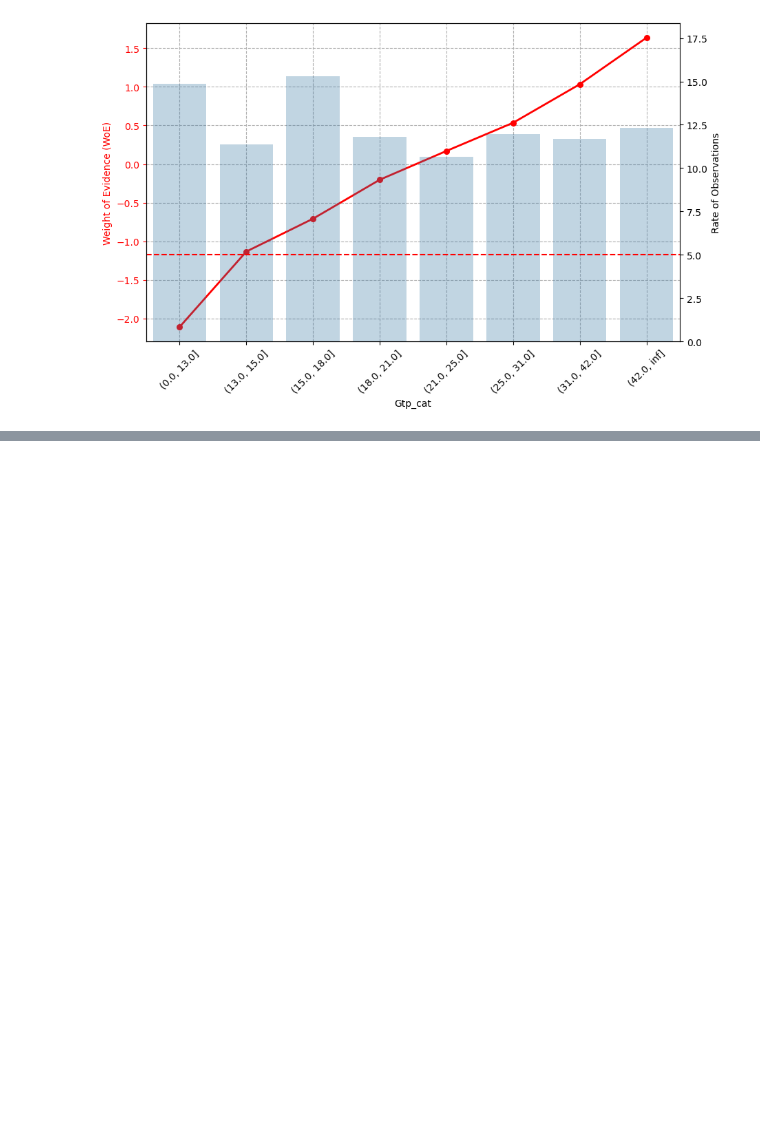
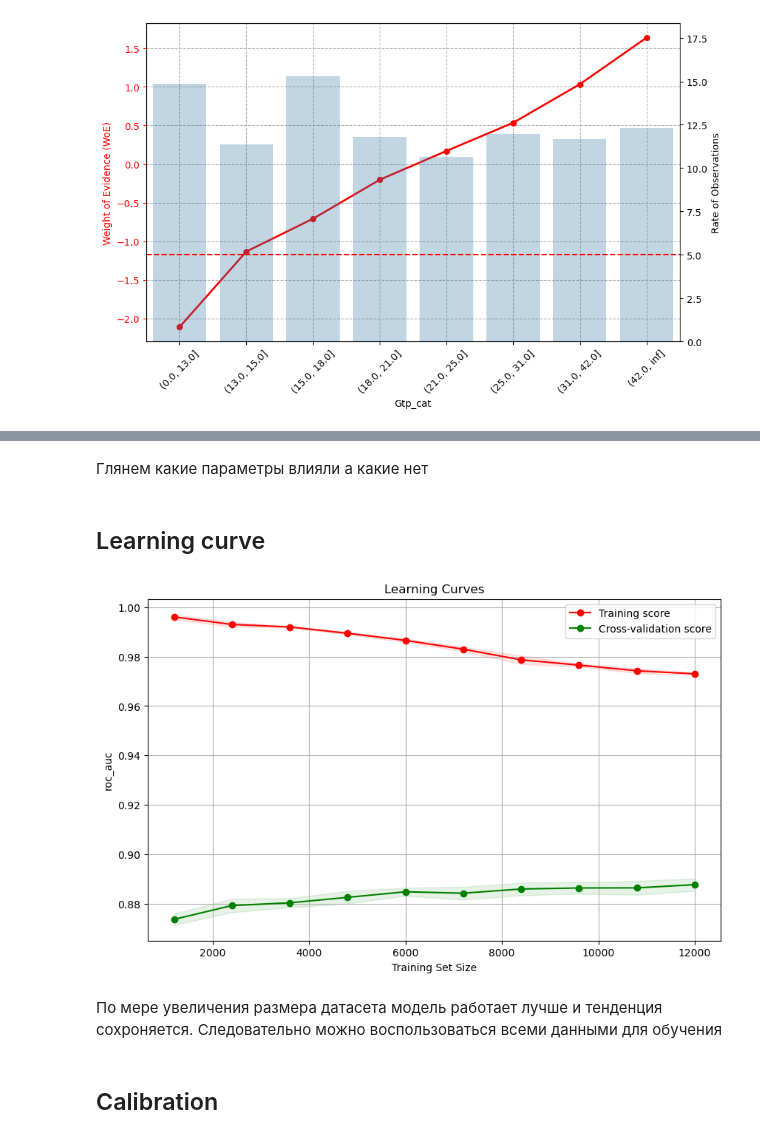
Before and after one commit to MuhammaDIY125/exam5p1, a Jupyter notebook: Analyses.ipynb, the cells around one changed output, grey strips where cells are left out. Saved outputs shown, nothing was run; the diff lists cells and outputs as text; code cells hidden in the pictures; blank space fills up the shorter version.

```diff
--- a/preparing.ipynb
+++ b/Analyses.ipynb
@@ -987,0 +1006,18 @@ test[colcat] = test[colcat].cat.codes + 1
+# %%
+rf_pipeline = Pipeline([
+    ('rf', RandomForestClassifier(random_state=SEED))
+])
+
+lr_pipeline = Pipeline([
+    ('scaler', StandardScaler()),
+    ('lr', LogisticRegression(random_state=SEED))
+])
+
+stacking_model = StackingClassifier(
+    estimators=[
+        ('rf_pipeline', rf_pipeline),
+        ('lr_pipeline', lr_pipeline)
+    ],
+    final_estimator=LogisticRegression(random_state=SEED),
+    cv=skf
+)
@@ -987,0 +1030,2 @@ test[colcat] = test[colcat].cat.codes + 1
+# %%
+stacking_model.fit(X, y)
@@ -989,0 +1269,2 @@ test[colcat] = test[colcat].cat.codes + 1
+# %% [markdown]
+Глянем какие параметры влияли а какие нет
@@ -989,0 +1297,34 @@ test[colcat] = test[colcat].cat.codes + 1
+# %% [markdown]
+## Learning curve
+# %%
+def plot_learning_curves(estimator, X, y, scoring='roc_auc', cv=skf):
+    train_sizes, train_scores, test_scores = learning_curve(
+        estimator, X, y, cv=cv, scoring=scoring, train_sizes=np.linspace(0.1, 1.0, 10), n_jobs=-1
+    )
+
+    train_scores_mean = np.mean(train_scores, axis=1)
+    train_scores_std = np.std(train_scores, axis=1)
+    test_scores_mean = np.mean(test_scores, axis=1)
+    test_scores_std = np.std(test_scores, axis=1)
+
+    plt.figure(figsize=(10, 6))
+    plt.plot(train_sizes, train_scores_mean, 'o-', color='r', label='Training score')
+    plt.plot(train_sizes, test_scores_mean, 'o-', color='g', label='Cross-validation score')
+
+    plt.fill_between(train_sizes, train_scores_mean - train_scores_std, train_scores_mean + train_scores_std, alpha=0.1, color='r')
+    plt.fill_between(train_sizes, test_scores_mean - test_scores_std, test_scores_mean + test_scores_std, alpha=0.1, color='g')
+
+    plt.xlabel('Training Set Size')
+    plt.ylabel(scoring)
+    plt.title('Learning Curves')
+    plt.legend(loc='best')
+    plt.grid(True)
+    plt.show()
+
+plot_learning_curves(stacking_model, X, y)
+# %% [output]
+[figure, added]
+# %% [markdown]
+По мере увеличения размера датасета модель работает лучше и тенденция сохроняется. Следовательно можно воспользоваться всеми данными для обучения
+# %% [markdown]
+## Calibration
```
Also changed, not shown: parts of 48 cells of this notebook, 4 other files.
